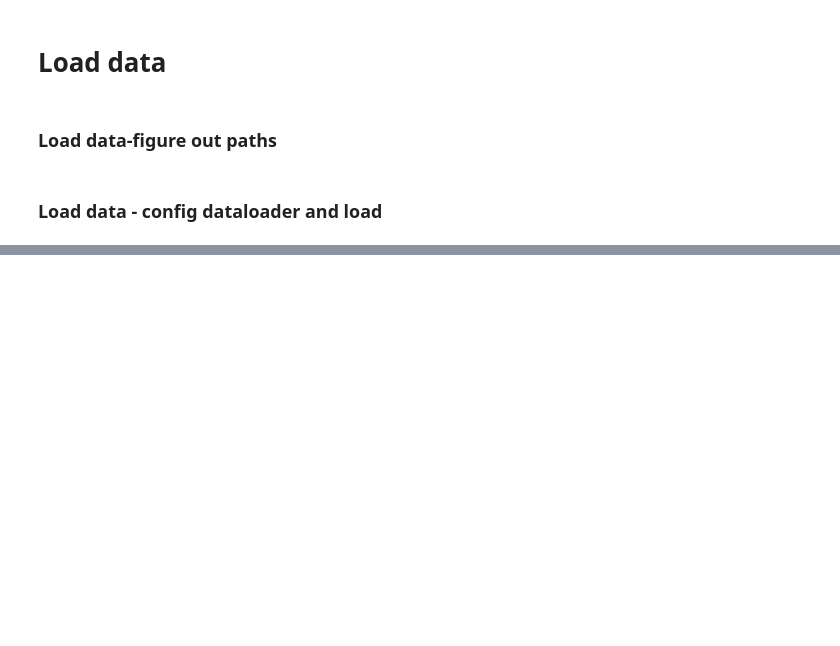
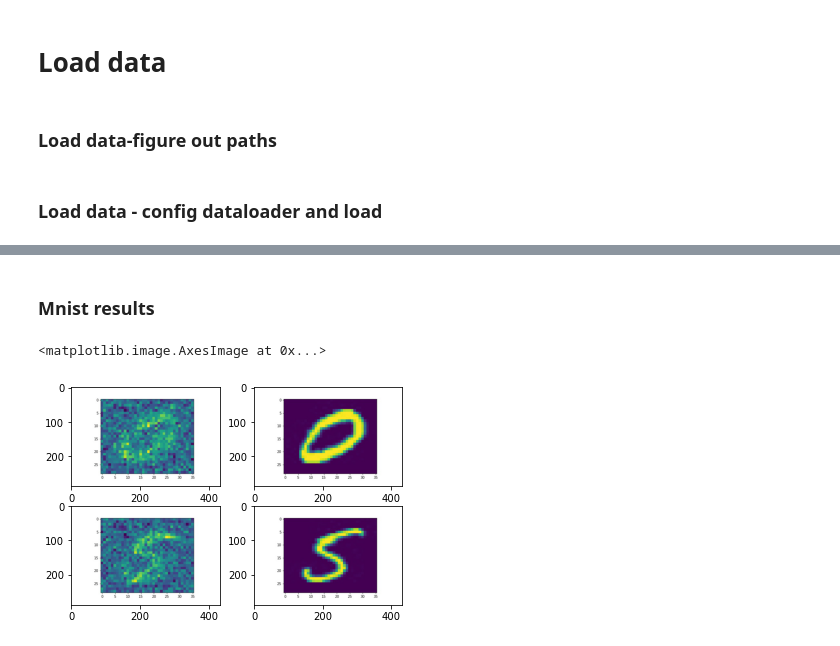
Before and after one commit to wenruiLiA15/NLOS-NN, a Jupyter notebook: train.ipynb, the cells around one changed output, grey strips where cells are left out. Cells and saved outputs as stored; diff of their text form; code cells hidden in the pictures; blank space fills up the shorter version.

```diff
--- a/train.ipynb
+++ b/train.ipynb
@@ -169,0 +236,21 @@ tensor(36009.2773)
+# %% [markdown]
+### Mnist results
+# %%
+path1 = r"D:\lwr\figs\5_4399.jpg"
+path2 = r"D:\lwr\figs\gts\5_4399.jpg"
+
+path5 = r"D:\lwr\figs\5_4599.jpg"
+path6 = r"D:\lwr\figs\gts\5_4599.jpg"
+
+plt.figure()
+plt.subplot(2,2,1)
+plt.imshow(plt.imread(path1))
+plt.subplot(2,2,2)
+plt.imshow(plt.imread(path2))
+plt.subplot(2,2,3)
+plt.imshow(plt.imread(path5))
+plt.subplot(2,2,4)
+plt.imshow(plt.imread(path6))
+# %% [output]
+<matplotlib.image.AxesImage at 0x...>
+[figure, added]
```
Also changed, not shown: parts of 27 cells of this notebook.
